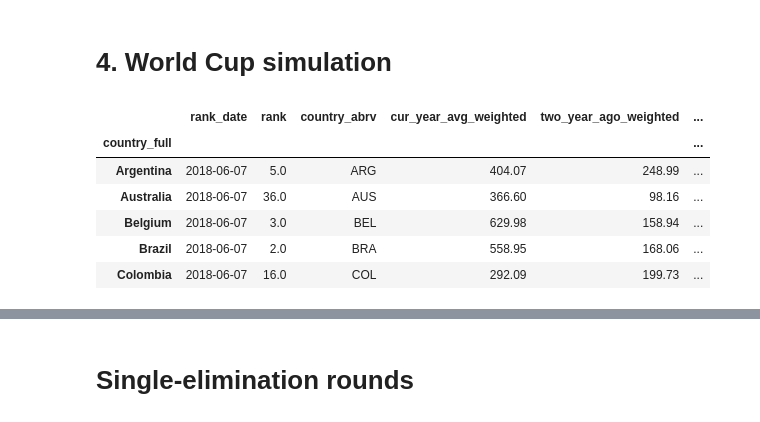
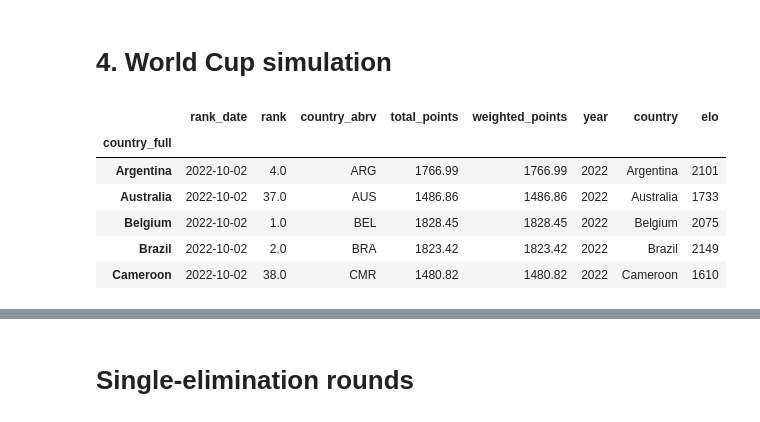
Before and after one commit to iamtlcs/STAT3011-Group5-Project2, a Jupyter notebook: Predicting the Football World Cup Winner.ipynb, the cells around one changed output, grey strips where cells are left out. Saved outputs shown, nothing was run; the diff lists cells and outputs as text; code cells hidden in the pictures.

```diff
--- a/Predicting the Football World Cup Winner.ipynb
+++ b/Predicting the Football World Cup Winner.ipynb
@@ -26,27 +26,28 @@ from matplotlib import pyplot as plt
 
 
 # Get the ranking Data
-rankings = pd.read_csv("https://raw.githubusercontent.com/rajeevratan84/data-analyst-bootcamp/master/fifa_ranking.csv")
-rankings = rankings.loc[:,['rank', 'country_full', 'country_abrv', 'cur_year_avg_weighted', 'rank_date',
-                           'two_year_ago_weighted', 'three_year_ago_weighted']]
+rankings = pd.read_csv("https://raw.githubusercontent.com/iamtlcs/STAT3011-Group5-Project2/main/fifa_ranking-2022-10-06.csv")
+rankings = rankings.loc[:,['rank', 'country_full', 'country_abrv', 'total_points', 'rank_date']]
+old_rankings = pd.read_csv("https://raw.githubusercontent.com/iamtlcs/STAT3011-Group5-Project2/main/fifa_ranking.csv")
+old_rankings = old_rankings.loc[:,['rank', 'country_full', 'country_abrv', 'total_points', 'rank_date']]
 
 # Fix some country names
 rankings = rankings.replace({"IR Iran": "Iran"})
-# Get weighted points by summing cur_year_avg_weighted + two_year_ago_weighted + three_year_ago_weighted
-rankings['weighted_points'] =  rankings['cur_year_avg_weighted'] + rankings['two_year_ago_weighted'] + rankings['three_year_ago_weighted']
+rankings['weighted_points'] =  rankings['total_points']
 rankings['rank_date'] = pd.to_datetime(rankings['rank_date']) # change to pandas datetime format
 
 # Get the match Data
-matches = pd.read_csv("https://raw.githubusercontent.com/rajeevratan84/data-analyst-bootcamp/master/results.csv")
+matches = pd.read_csv("https://raw.githubusercontent.com/iamtlcs/STAT3011-Group5-Project2/main/till-2022-results.csv")
 # Fix some country names
 matches =  matches.replace({'Germany DR': 'Germany', 'China': 'China PR'})
-matches['date'] = pd.to_datetime(matches['date'])
+matches['date'] = pd.to_datetime(matches['date'], format='%Y-%m-%d')
+matches['year'] = matches['date'].dt.year
 
 # Get the world cup fixture data
-world_cup = pd.read_csv("https://raw.githubusercontent.com/rajeevratan84/data-analyst-bootcamp/master/WorldCup2018Dataset.csv")
+world_cup = pd.read_csv("https://raw.githubusercontent.com/iamtlcs/STAT3011-Group5-Project2/main/Worldcup2022.csv")
 
 # extract relavent columns
-world_cup = world_cup.loc[:, ['Team', 'Group', 'First match \nagainst', 'Second match\n against', 'Third match\n against']]
+world_cup = world_cup.loc[:, ['Team', 'Group', 'First match against', 'Second match against', 'Third match against']]
 
 # Drop NAs
 world_cup = world_cup.dropna(how='all')
@@ -56,9 +57,15 @@ world_cup = world_cup.replace({"IRAN": "Iran",
                                "Costarica": "Costa Rica",
                                "Porugal": "Portugal",
                                "Columbia": "Colombia",
-                               "Korea" : "Korea Republic"})
+                               "Korea" : "Korea Republic",
+                               "Netherland": "Netherlands"})
 # set index to team
 world_cup = world_cup.set_index('Team')
+
+# Get elo rating data
+elo_rating = pd.read_csv("https://raw.githubusercontent.com/iamtlcs/STAT3011-Group5-Project2/main/elo_rating-1992-2022.csv")
+elo_rating = elo_rating.loc[:,['country', 'elo', 'year']]
+elo_rating = elo_rating.replace({"United States": "USA", "South Korea" : "Korea Republic"})
 # %%
 rankings.head()
 # %% [output]
@@ -104,6 +120,6 @@ rankings = rankings.set_index(['rank_date'])\
             .resample('D').first()\
             .fillna(method='ffill')\
             .reset_index()
-
+rankings['year'] = rankings['rank_date'].dt.year
 rankings.head()
 # %% [output]
@@ -115,0 +141,5 @@ rankings.head()
+# %%
+rankings = rankings.merge(elo_rating,
+                        left_on=['year', 'country_full'],
+                        right_on=['year', 'country'])
+rankings.head()
@@ -270,21 +309,21 @@ From these figures, we read
 # 4. World Cup simulation
 # %%
 # let's define a small margin that we add, so that we predict draws when probabilies lie between 0.475 and 0.525
-margin = 0.025
+margin = 0.07
 
 # let's define the rankings at the time of the World Cup (so we sort on most recent rankings)
 world_cup_rankings = rankings.loc[(rankings['rank_date'] == rankings['rank_date'].max()) &
                                     rankings['country_full'].isin(world_cup.index.unique())]
 world_cup_rankings = world_cup_rankings.set_index(['country_full'])
 world_cup_rankings.head()
 # %% [output]
-|  | rank_date | rank | country_abrv | cur_year_avg_weighted | two_year_ago_weighted | ... |
-| country_full |  |  |  |  |  | ... |
-| Argentina | 2018-06-07 | 5.0 | ARG | 404.07 | 248.99 | ... |
-| Australia | 2018-06-07 | 36.0 | AUS | 366.60 | 98.16 | ... |
-| Belgium | 2018-06-07 | 3.0 | BEL | 629.98 | 158.94 | ... |
-| Brazil | 2018-06-07 | 2.0 | BRA | 558.95 | 168.06 | ... |
-| Colombia | 2018-06-07 | 16.0 | COL | 292.09 | 199.73 | ... |
+|  | rank_date | rank | country_abrv | total_points | weighted_points | year | country | elo |
+| country_full |  |  |  |  |  |  |  |  |
+| Argentina | 2022-10-02 | 4.0 | ARG | 1766.99 | 1766.99 | 2022 | Argentina | 2101 |
+| Australia | 2022-10-02 | 37.0 | AUS | 1486.86 | 1486.86 | 2022 | Australia | 1733 |
+| Belgium | 2022-10-02 | 1.0 | BEL | 1828.45 | 1828.45 | 2022 | Belgium | 2075 |
+| Brazil | 2022-10-02 | 2.0 | BRA | 1823.42 | 1823.42 | 2022 | Brazil | 2149 |
+| Cameroon | 2022-10-02 | 38.0 | CMR | 1480.82 | 1480.82 | 2022 | Cameroon | 1610 |
 # %%
 from itertools import combinations
 
```
Also changed, not shown: parts of 20 cells of this notebook.
